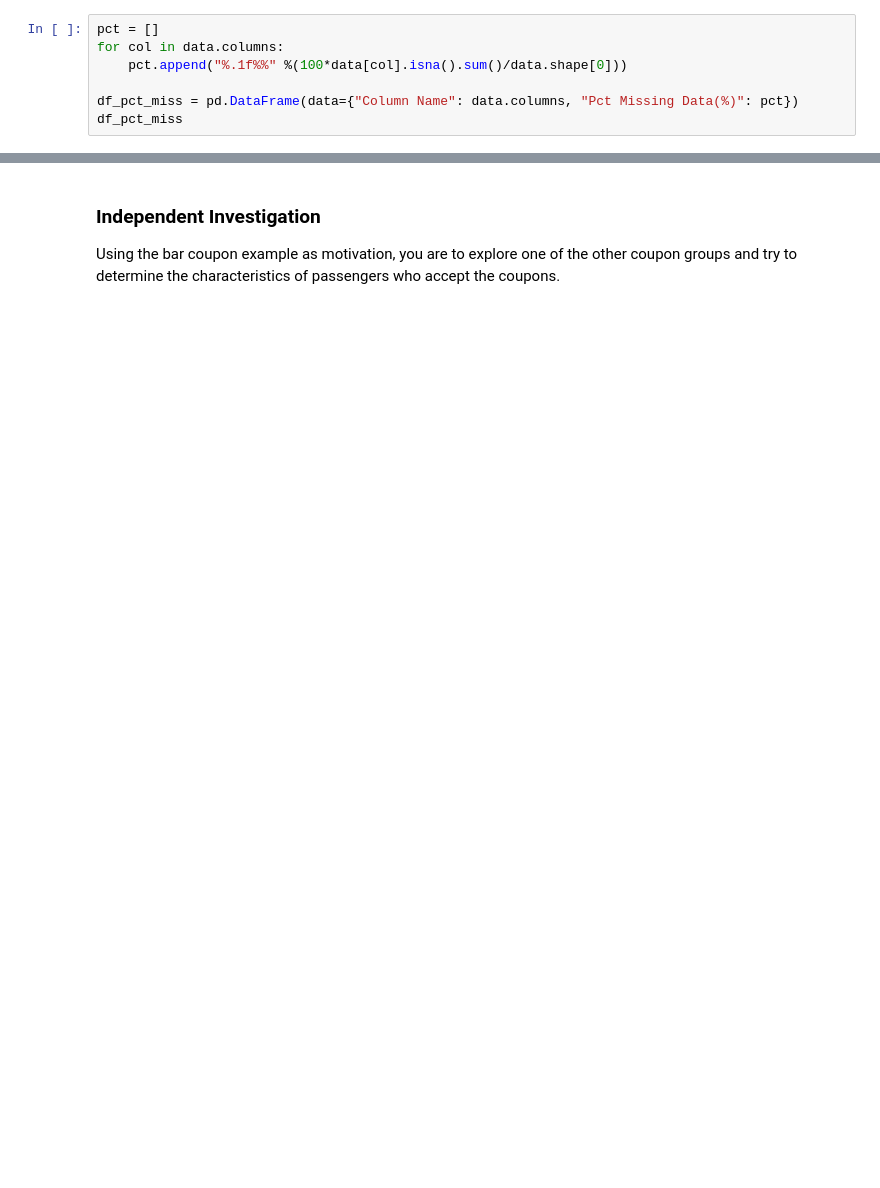
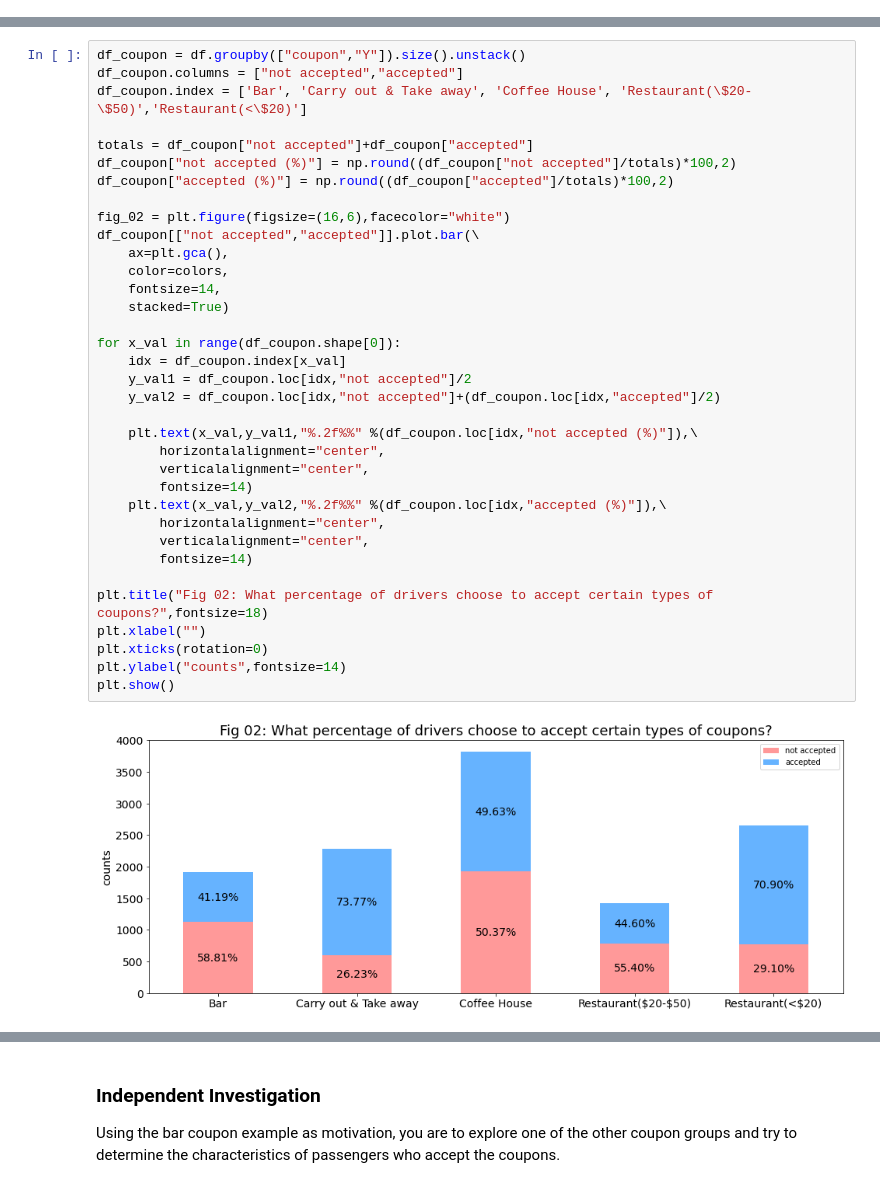
Before and after one commit to ytsai2937/kraftwerk, a Jupyter notebook: assignment_5_1_starter/assignment_5_1.ipynb, the cells around one changed output, grey strips where cells are left out. Saved outputs shown, nothing was run; the diff lists cells and outputs as text; blank space fills up the shorter version.

```diff
--- a/assignment_5_1_starter/assignment_5_1.ipynb
+++ b/assignment_5_1_starter/assignment_5_1.ipynb
@@ -82,7 +0,0 @@ data.head()
-# %%
-pct = []
-for col in data.columns:
-    pct.append("%.1f%%" %(100*data[col].isna().sum()/data.shape[0]))
-
-df_pct_miss = pd.DataFrame(data={"Column Name": data.columns, "Pct Missing Data(%)": pct})
-df_pct_miss
@@ -283,0 +209,37 @@ plt.show()
+# %%
+df_coupon = df.groupby(["coupon","Y"]).size().unstack()
+df_coupon.columns = ["not accepted","accepted"]
+df_coupon.index = ['Bar', 'Carry out & Take away', 'Coffee House', 'Restaurant(\$20-\$50)','Restaurant(<\$20)']
+
+totals = df_coupon["not accepted"]+df_coupon["accepted"]
+df_coupon["not accepted (%)"] = np.round((df_coupon["not accepted"]/totals)*100,2)
+df_coupon["accepted (%)"] = np.round((df_coupon["accepted"]/totals)*100,2)
+
+fig_02 = plt.figure(figsize=(16,6),facecolor="white")
+df_coupon[["not accepted","accepted"]].plot.bar(\
+    ax=plt.gca(),
+    color=colors,
+    fontsize=14,
+    stacked=True)
+
+for x_val in range(df_coupon.shape[0]):
+    idx = df_coupon.index[x_val]
+    y_val1 = df_coupon.loc[idx,"not accepted"]/2
+    y_val2 = df_coupon.loc[idx,"not accepted"]+(df_coupon.loc[idx,"accepted"]/2)
+
+    plt.text(x_val,y_val1,"%.2f%%" %(df_coupon.loc[idx,"not accepted (%)"]),\
+        horizontalalignment="center",
+        verticalalignment="center",
+        fontsize=14)
+    plt.text(x_val,y_val2,"%.2f%%" %(df_coupon.loc[idx,"accepted (%)"]),\
+        horizontalalignment="center",
+        verticalalignment="center",
+        fontsize=14)
+
+plt.title("Fig 02: What percentage of drivers choose to accept certain types of coupons?",fontsize=18)
+plt.xlabel("")
+plt.xticks(rotation=0)
+plt.ylabel("counts",fontsize=14)
+plt.show()
+# %% [output]
+[figure, added]
```
Also changed, not shown: parts of 76 cells of this notebook.
